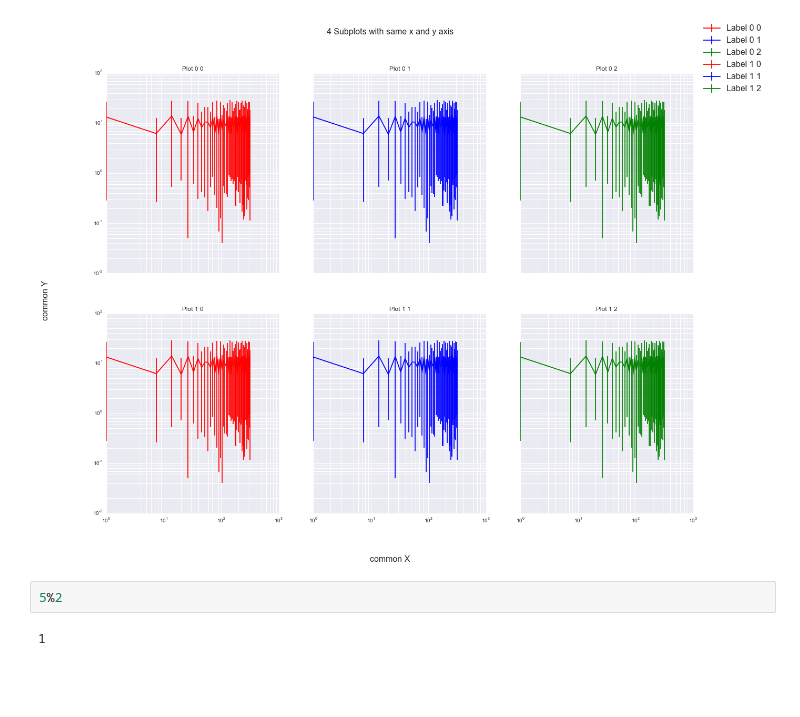
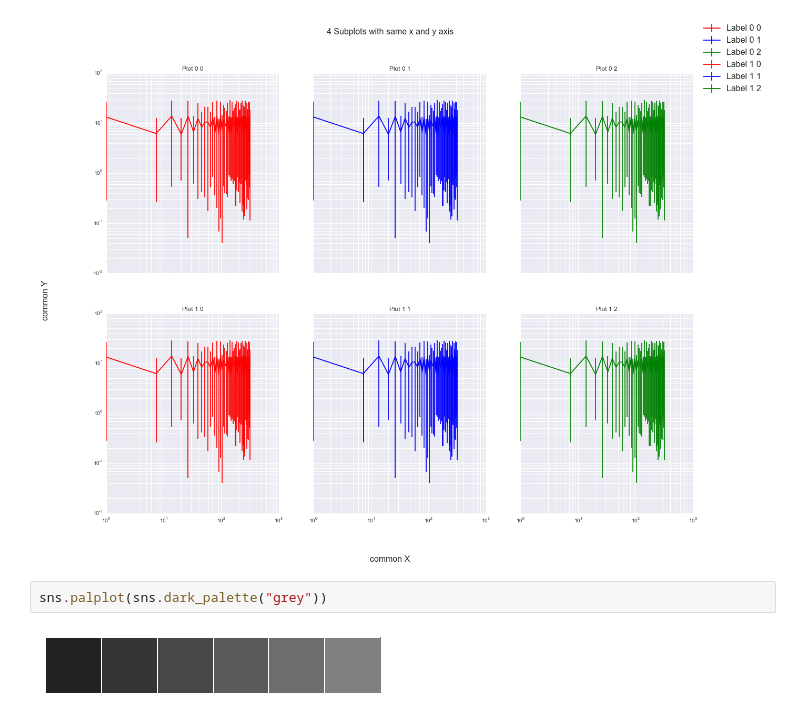
Before and after one commit to napsternxg/ipython-notebooks, a Jupyter notebook: Charts Experiments.ipynb, the cells around one changed output. Cells and saved outputs as stored; diff of their text form; blank space fills up the shorter version.

```diff
--- a/Charts Experiments.ipynb
+++ b/Charts Experiments.ipynb
@@ -156,7 +156,7 @@ fig.text(0.04, 0.5, 'common Y', va='center', rotation='vertical', fontsize=16)
 # %% [output]
 <matplotlib.text.Text at 0x...>
 [figure]
-# %%
-5%2
-# %% [output]
-1
+# %%
+sns.palplot(sns.dark_palette("grey"))
+# %% [output]
+[figure, added]
```
Also changed, not shown: parts of 2 cells of this notebook, 7 other files.
